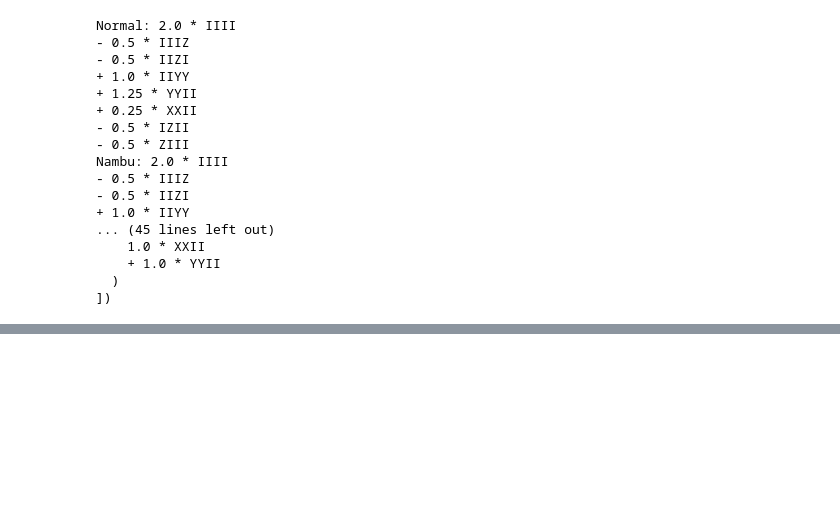
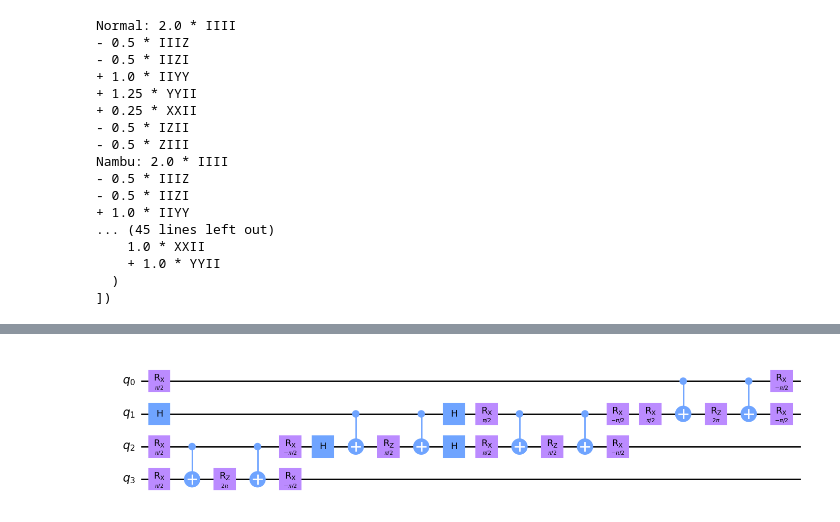
Before and after one commit to oscartq/qsim_mzm, a Jupyter notebook: kitaev-chain/Nambu-Kitaev-chain.ipynb, the cells around one changed output, grey strips where cells are left out. Cells and saved outputs as stored; diff of their text form; code cells hidden in the pictures; blank space fills up the shorter version.

Commit message:
new figures, updated Nambu Hamiltonian and commutator code

```diff
--- a/kitaev-chain/Nambu-Kitaev-chain.ipynb
+++ b/kitaev-chain/Nambu-Kitaev-chain.ipynb
@@ -16,3 +16,15 @@ from qiskit.opflow import Zero, One, I, X, Y, Z, SummedOp, PauliOp
 from qiskit.circuit import Parameter, ParameterVector
 from qiskit_nature.operators.second_quantization import FermionicOp
 from qiskit_nature.mappers.second_quantization import JordanWignerMapper
+# %%
+num_sites = 5
+site1 = 0
+site2 = num_sites-1
+gamma_corr_1 = FermionicOp("-_"+str(site1), register_length = num_sites) + FermionicOp("+_"+str(site1), register_length = num_sites)
+gamma_corr_2 = 1.0j * (FermionicOp("+_"+str(site2), register_length = num_sites) - FermionicOp("-_"+str(site2), register_length = num_sites))
+
+gamma_corr = gamma_corr_1 @ gamma_corr_2
+
+jw_mapper = JordanWignerMapper
+gamma_corr_JW = [JordanWignerMapper.map(jw_mapper, gamma_corr)]
+gamma_corr_JW
@@ -283,3 +319,61 @@ Nambu: 2.0 * IIII
     + 1.0 * YYII
   )
 ])
+# %%
+def compute_H_secondquant_normal(eps, tc, t, delta):
+    second_quant_H = 0
+    second_quant_H += eps * ( FermionicOp("+_{}".format(0)) @ FermionicOp("-_{}".format(0)))
+    second_quant_H += t * (FermionicOp("+_{}".format(0)) @ FermionicOp("-_{}".format(1)))
+    second_quant_H += np.conjugate(t) * (FermionicOp("+_{}".format(1)) @ FermionicOp("-_{}".format(0)))
+    second_quant_H += delta[0] * (FermionicOp("+_{}".format(0)) @ FermionicOp("+_{}".format(1)))
+    second_quant_H += np.conjugate(delta[0]) * (FermionicOp("-_{}".format(1)) @ FermionicOp("-_{}".format(0)))
+    second_quant_H += eps * ( FermionicOp("+_{}".format(1)) @ FermionicOp("-_{}".format(1)))
+
+    second_quant_H += tc * (FermionicOp("+_{}".format(1)) @ FermionicOp("-_{}".format(2)))
+    second_quant_H += tc * (FermionicOp("+_{}".format(2)) @ FermionicOp("-_{}".format(1)))
+
+    second_quant_H += eps * ( FermionicOp("+_{}".format(2)) @ FermionicOp("-_{}".format(2)))
+    second_quant_H += t * (FermionicOp("+_{}".format(2)) @ FermionicOp("-_{}".format(3)))
+    second_quant_H += np.conjugate(t) * (FermionicOp("+_{}".format(3)) @ FermionicOp("-_{}".format(2)))
+    second_quant_H += delta[1] * (FermionicOp("+_{}".format(2)) @ FermionicOp("+_{}".format(3)))
+    second_quant_H += np.conjugate(delta[1]) * (FermionicOp("-_{}".format(3)) @ FermionicOp("-_{}".format(2)))
+    second_quant_H += eps * ( FermionicOp("+_{}".format(3)) @ FermionicOp("-_{}".format(3)))
+
+    # Transform to Pauli Operators
+    jw_mapper = JordanWignerMapper
+    pauli_H = JordanWignerMapper.map(jw_mapper, second_quant_H)
+
+    return pauli_H
+
+num_sites = 4
+tc = 0.5
+eps = 0
+t = 1
+phiR = phi / 2
+delta_coff= 1
+
+phi = 2*np.pi
+phiL = -phi / 2
+delta = np.array([delta_coff*np.exp(1j * phiL), delta_coff*np.exp(1j * phiR)])
+
+
+
+
+from qiskit.opflow import PauliTrotterEvolution
+from functions import compute_U_trot
+def convert_U_trot_to_qc(U_trot):
+    qc_trot = PauliTrotterEvolution().convert(U_trot)
+    return (
+        qc_trot.to_circuit().decompose().decompose()
+    )  # add decompose methods so gates are not abstracted unitary blocks
+
+H = compute_H_secondquant_normal(eps, tc, t, delta)
+U1 = compute_U_trot(H, np.pi, 1)
+qc = convert_U_trot_to_qc(U1)
+
+latex_code = qc.draw("latex_source")
+print(latex_code)
+with open("circuits/JJ-circuit.tex", "w") as f:
+    f.write(latex_code)
+qc.draw("mpl")
+# %% [output]
@@ -285,0 +394 @@ Nambu: 2.0 * IIII
+[figure, added]
```
Also changed, not shown: parts of 3 cells of this notebook, 7 other files.
